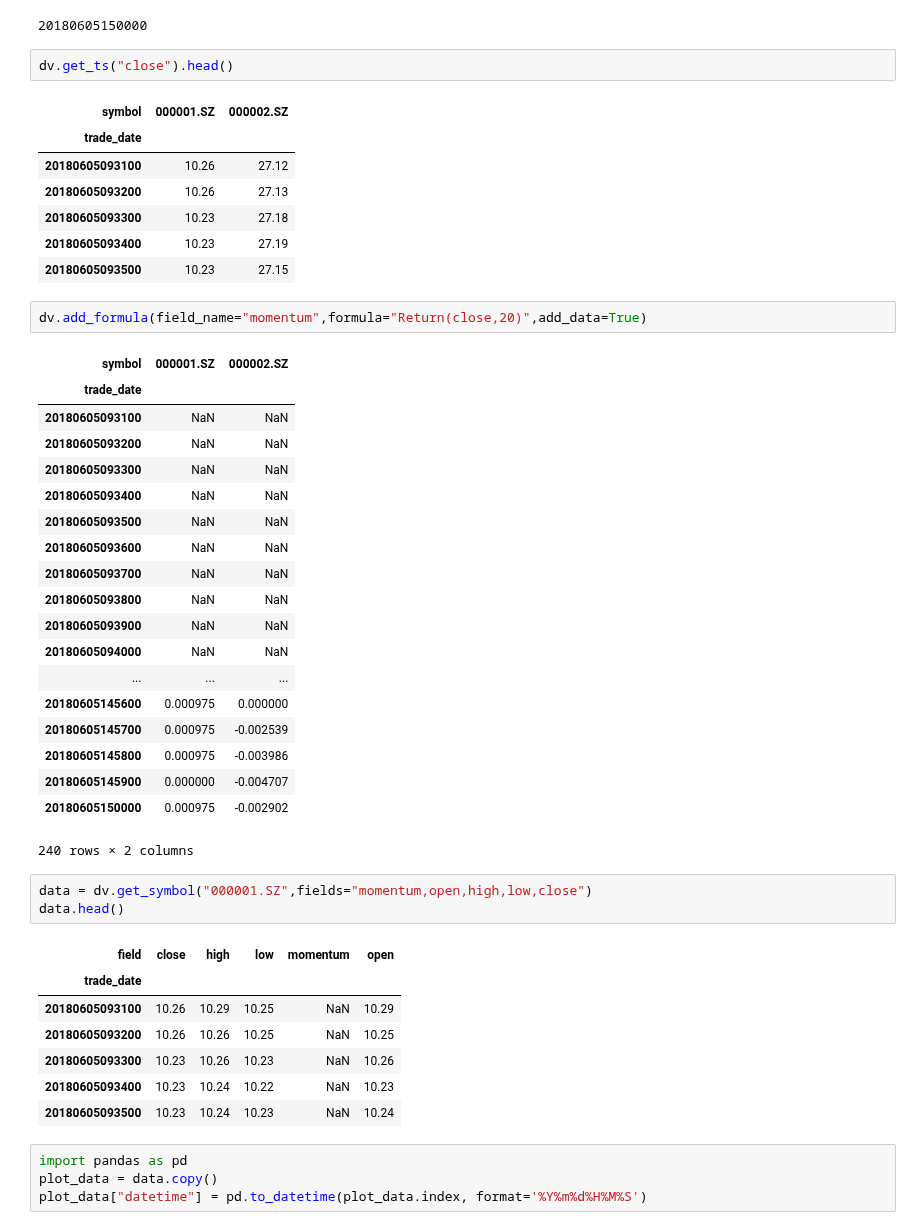
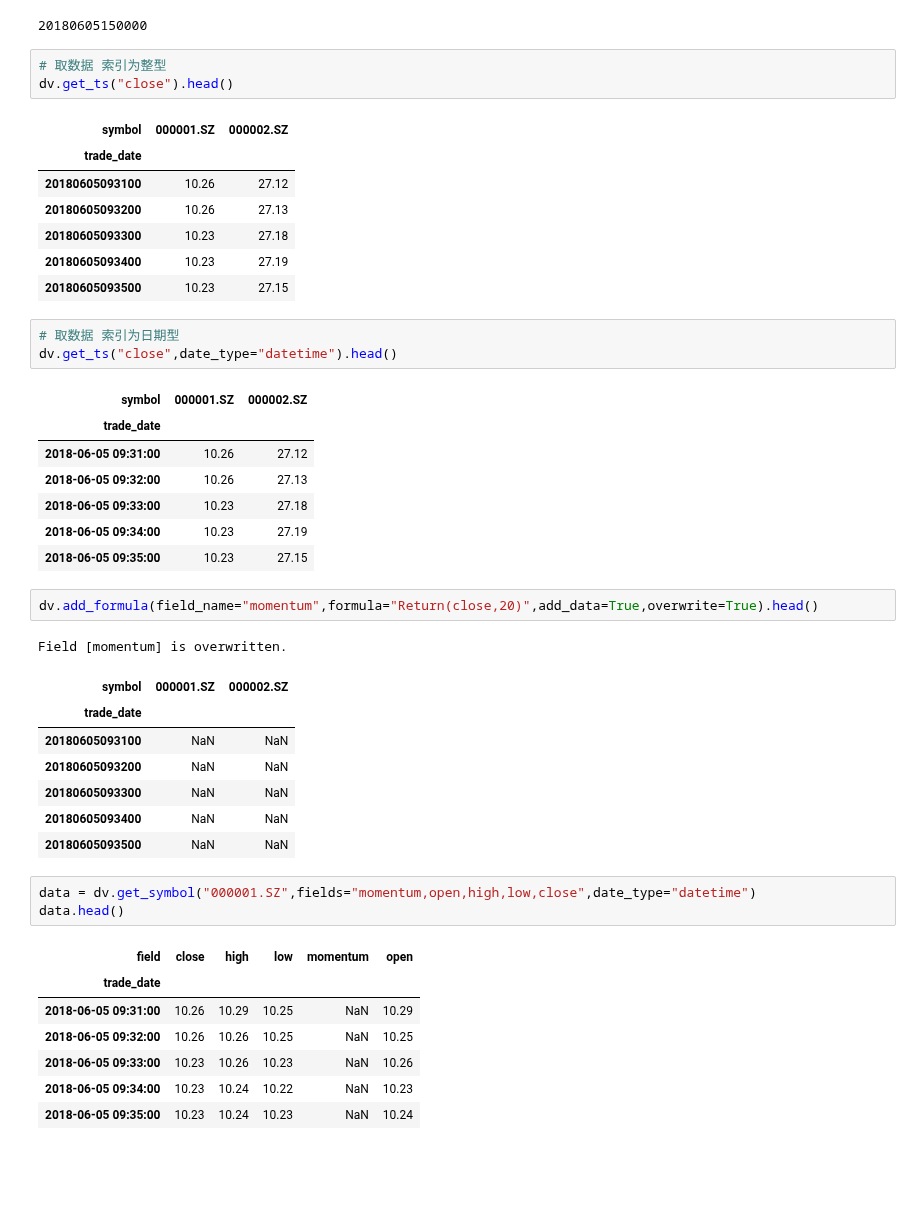
Before and after one commit to xingetouzi/jaqs-fxdayu, a Jupyter notebook: docs/_source/hf_dataview.ipynb, the cells around one changed output. Cells and saved outputs as stored; diff of their text form; blank space fills up the shorter version.

```diff
--- a/docs/_source/hf_dataview.ipynb
+++ b/docs/_source/hf_dataview.ipynb
@@ -99,6 +100,7 @@ dv.end_date
 # %% [output]
 20180605150000
 # %%
+# 取数据 索引为整型
 dv.get_ts("close").head()
 # %% [output]
 | symbol | 000001.SZ | 000002.SZ |
@@ -108,40 +110,36 @@ dv.get_ts("close").head()
 | 20180605093300 | 10.23 | 27.18 |
 | 20180605093400 | 10.23 | 27.19 |
 | 20180605093500 | 10.23 | 27.15 |
+# %%
+# 取数据 索引为日期型
+dv.get_ts("close",date_type="datetime").head()
+# %% [output]
+| symbol | 000001.SZ | 000002.SZ |
+| trade_date |  |  |
+| 2018-06-05 09:31:00 | 10.26 | 27.12 |
+| 2018-06-05 09:32:00 | 10.26 | 27.13 |
+| 2018-06-05 09:33:00 | 10.23 | 27.18 |
+| 2018-06-05 09:34:00 | 10.23 | 27.19 |
+| 2018-06-05 09:35:00 | 10.23 | 27.15 |
 # %%
-dv.add_formula(field_name="momentum",formula="Return(close,20)",add_data=True)
+dv.add_formula(field_name="momentum",formula="Return(close,20)",add_data=True,overwrite=True).head()
 # %% [output]
+Field [momentum] is overwritten.
 | symbol | 000001.SZ | 000002.SZ |
 | trade_date |  |  |
 | 20180605093100 | NaN | NaN |
 | 20180605093200 | NaN | NaN |
 | 20180605093300 | NaN | NaN |
 | 20180605093400 | NaN | NaN |
 | 20180605093500 | NaN | NaN |
-| 20180605093600 | NaN | NaN |
-| 20180605093700 | NaN | NaN |
-| 20180605093800 | NaN | NaN |
-| 20180605093900 | NaN | NaN |
-| 20180605094000 | NaN | NaN |
-| ... | ... | ... |
-| 20180605145600 | 0.000975 | 0.000000 |
-| 20180605145700 | 0.000975 | -0.002539 |
-| 20180605145800 | 0.000975 | -0.003986 |
-| 20180605145900 | 0.000000 | -0.004707 |
-| 20180605150000 | 0.000975 | -0.002902 |
-240 rows × 2 columns
 # %%
-data = dv.get_symbol("000001.SZ",fields="momentum,open,high,low,close")
+data = dv.get_symbol("000001.SZ",fields="momentum,open,high,low,close",date_type="datetime")
 data.head()
 # %% [output]
 | field | close | high | low | momentum | open |
 | trade_date |  |  |  |  |  |
-| 20180605093100 | 10.26 | 10.29 | 10.25 | NaN | 10.29 |
-| 20180605093200 | 10.26 | 10.26 | 10.25 | NaN | 10.25 |
-| 20180605093300 | 10.23 | 10.26 | 10.23 | NaN | 10.26 |
-| 20180605093400 | 10.23 | 10.24 | 10.22 | NaN | 10.23 |
-| 20180605093500 | 10.23 | 10.24 | 10.23 | NaN | 10.24 |
+| 2018-06-05 09:31:00 | 10.26 | 10.29 | 10.25 | NaN | 10.29 |
+| 2018-06-05 09:32:00 | 10.26 | 10.26 | 10.25 | NaN | 10.25 |
+| 2018-06-05 09:33:00 | 10.23 | 10.26 | 10.23 | NaN | 10.26 |
+| 2018-06-05 09:34:00 | 10.23 | 10.24 | 10.22 | NaN | 10.23 |
+| 2018-06-05 09:35:00 | 10.23 | 10.24 | 10.23 | NaN | 10.24 |
-# %%
-import pandas as pd
-plot_data = data.copy()
-plot_data["datetime"] = pd.to_datetime(plot_data.index, format='%Y%m%d%H%M%S')
```
Also changed, not shown: parts of 3 cells of this notebook, 4 other files.
